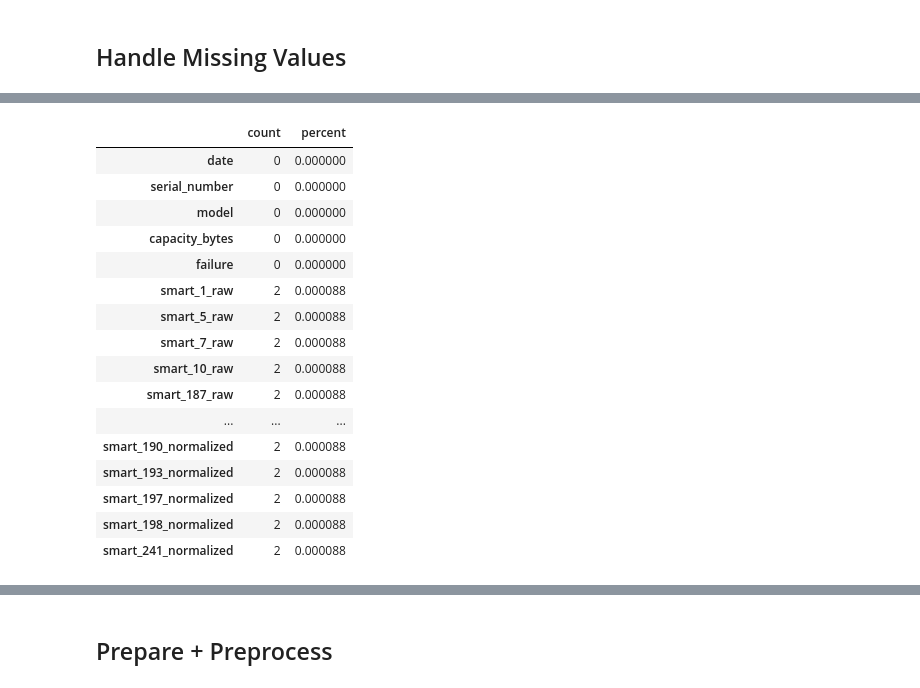
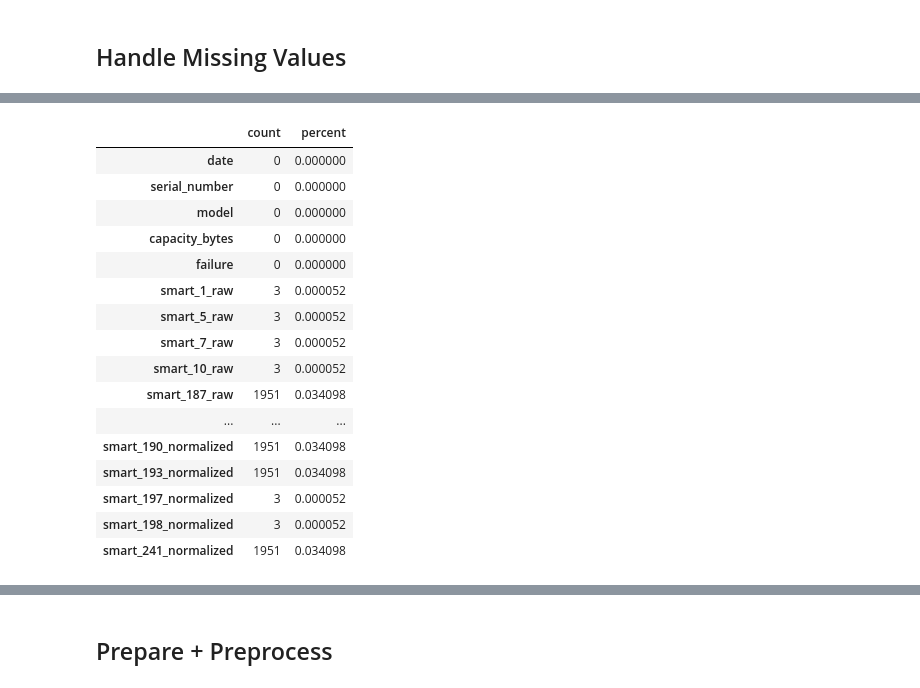
Before and after one commit to aicoe-aiops/ceph_drive_failure, a Jupyter notebook: kaggle_seagate_end2end.ipynb, the cells around one changed output, grey strips where cells are left out. Cells and saved outputs as stored; diff of their text form; code cells hidden in the pictures.

```diff
--- a/kaggle_seagate_end2end.ipynb
+++ b/kaggle_seagate_end2end.ipynb
@@ -362,23 +352,24 @@ utils.get_nan_count_percent(seagate_df).compute()
 # %%
 # failed drives that have nan values
 failed_df = seagate_df[seagate_df['serial_number'].isin(failed_sers)]
-utils.get_nan_count_percent(failed_df).compute()
+len_failed_df = len(failed_df)
+utils.get_nan_count_percent(failed_df, divisor=len_failed_df).compute()
 # %% [output]
 |  | count | percent |
 | date | 0 | 0.000000 |
 | serial_number | 0 | 0.000000 |
 | model | 0 | 0.000000 |
 | capacity_bytes | 0 | 0.000000 |
 | failure | 0 | 0.000000 |
-| smart_1_raw | 2 | 0.000088 |
-| smart_5_raw | 2 | 0.000088 |
-| smart_7_raw | 2 | 0.000088 |
-| smart_10_raw | 2 | 0.000088 |
-| smart_187_raw | 2 | 0.000088 |
+| smart_1_raw | 3 | 0.000052 |
+| smart_5_raw | 3 | 0.000052 |
+| smart_7_raw | 3 | 0.000052 |
+| smart_10_raw | 3 | 0.000052 |
+| smart_187_raw | 1951 | 0.034098 |
 | ... | ... | ... |
-| smart_190_normalized | 2 | 0.000088 |
-| smart_193_normalized | 2 | 0.000088 |
-| smart_197_normalized | 2 | 0.000088 |
-| smart_198_normalized | 2 | 0.000088 |
-| smart_241_normalized | 2 | 0.000088 |
+| smart_190_normalized | 1951 | 0.034098 |
+| smart_193_normalized | 1951 | 0.034098 |
+| smart_197_normalized | 3 | 0.000052 |
+| smart_198_normalized | 3 | 0.000052 |
+| smart_241_normalized | 1951 | 0.034098 |
 # %%
```
Also changed, not shown: parts of 60 cells of this notebook.
